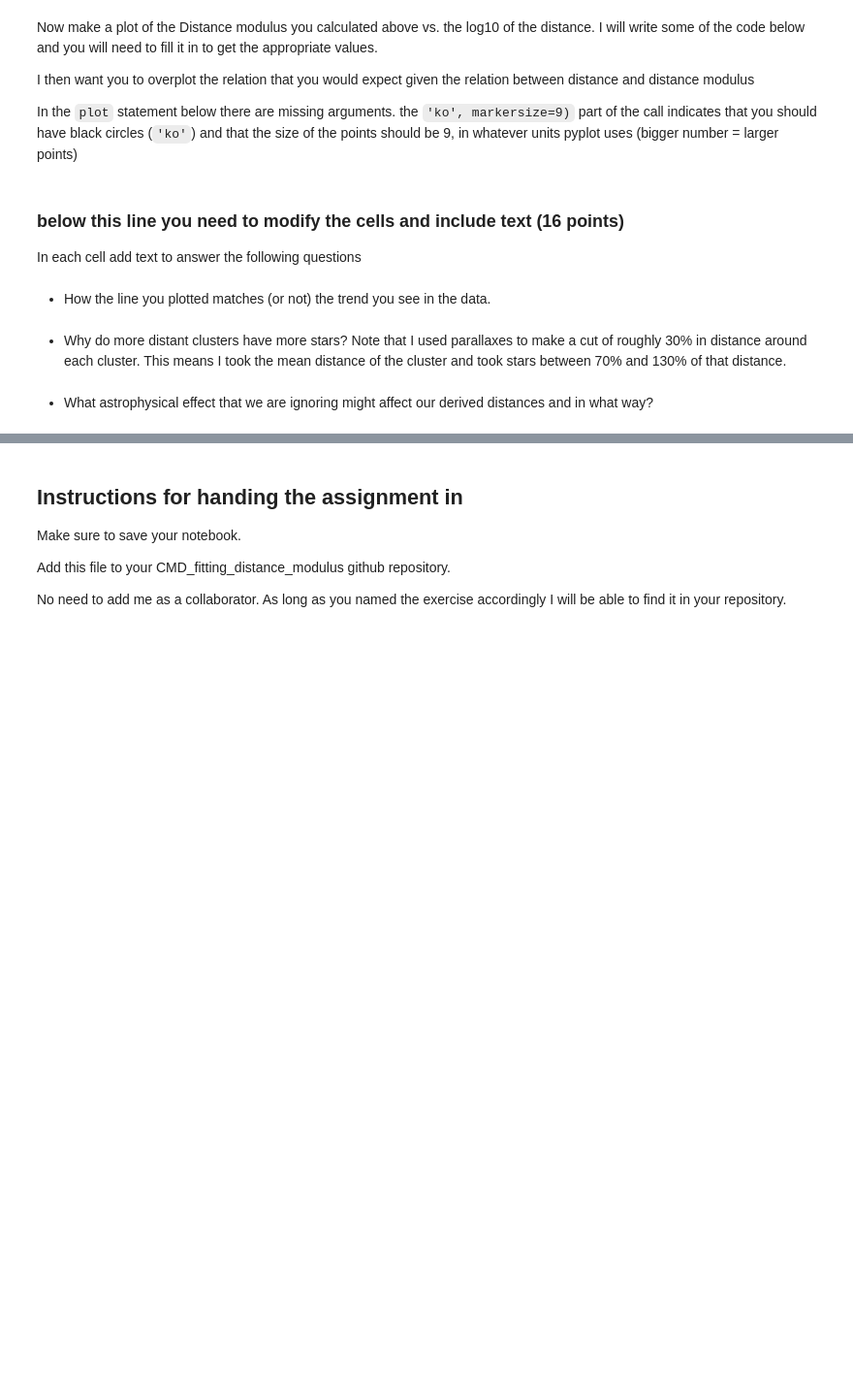
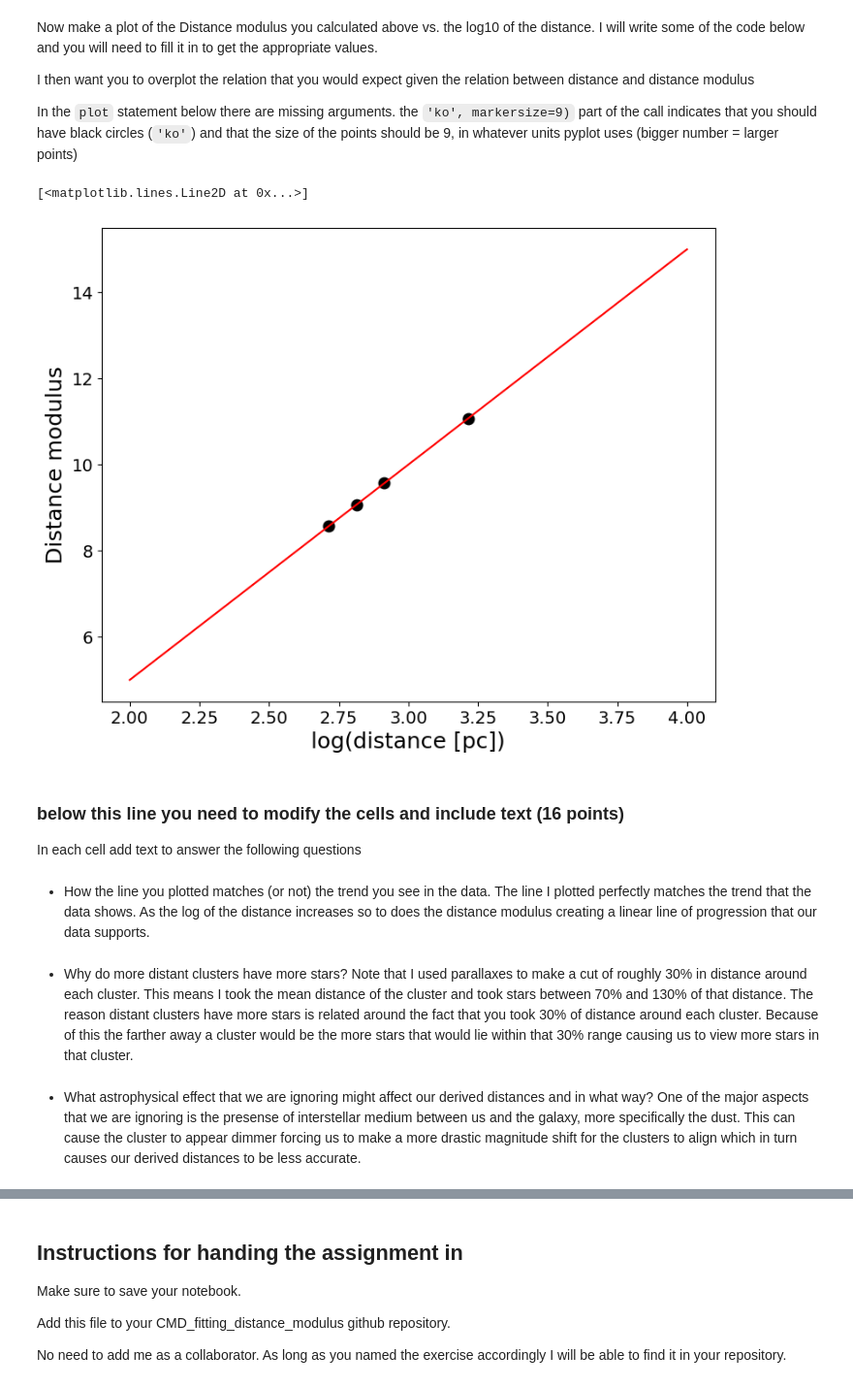
Before and after one commit to RyanNease/Color-magnitude-Diagram-fitting, a Jupyter notebook: cluster_plot_student.ipynb, the cells around one changed output, grey strips where cells are left out. Shown: that part at 97% size. Cells and saved outputs as stored; diff of their text form; code cells hidden in the pictures; blank space fills up the shorter version.

```diff
--- a/cluster_plot_student.ipynb
+++ b/cluster_plot_student.ipynb
@@ -78,7 +82,7 @@ shift_m36 = -4.00
 
 # Assuming the distance to M45 is 130pc write an code expression that converts your shift into the ratio of the distances
 #the Pleiades to this cluster
-dist_ratio_m36 = dist_ratio_m34 = 10**(-shift_m36/5)
+dist_ratio_m36 = 10**(-shift_m36/5)
 print(dist_ratio_m36)
 # %% [output]
 6.309573444801933
@@ -144,7 +150,7 @@ dist_ratios = np.array([dist_ratio_m34, dist_ratio_m36, dist_ratio_ngc6231, dist
 
 #write an expression to calculate the distance to each cluster
 dist_pleiades = 130.0
-dists = (dist_pleiades*dist_ratios)
+dists = dist_pleiades*dist_ratios
 
 print("Distance for M 34 = ", dists[0], " pc")
 print("Distance for M 36 = ", dists[1], " pc")
@@ -153,7 +159,7 @@ print("Distance for NGC 3293 = ", dists[3], " pc")
 print()
 
 #write an expression to derive the distance modulus from the distance ratio or distance
-dist_mods = 5*np.log(dists)
+dist_mods = 5*np.log10(dists) -5
 
 print("Distance Modulus for M 34 = ", dist_mods[0])
 print("Distance Modulus for M 36 = ", dist_mods[1])
@@ -178,36 +184,42 @@ In the `plot` statement below there are missing arguments.  the `'ko', markersiz
 # %%
 #You will need to make an array that contains the log of the distances
 
 #### Write code here
-logdist =
+logdist = np.log10(dists)
 
 #now complete this plot statement to plot the log of the distance vs. the distance modulus.
-plt.plot( ,'ko', markersize=9)
+plt.plot( logdist,dist_mods,'ko', markersize=9)
 plt.xlabel('log(distance [pc])')
 plt.ylabel('Distance modulus')
 
 # here you will need to draw a line on your plot that shows the prediction
 #of the distance modulus given the distance.
 #these are the two x-points of your line, in log distance
 logdistpred = np.array([2,4])
 
 # write down the function that turns logdistpred into the distance modulus
 #
-dmpred =
+dmpred = 5*logdistpred - 5
 
 #plot this line on the previous plot
 #the 'r-' indicates a red line
 plt.plot(logdistpred, dmpred, 'r-')
+# %% [output]
+[<matplotlib.lines.Line2D at 0x...>]
+[figure, added]
 # %% [markdown]
 ### below this line you need to modify the cells and include text  (16 points)
 
 In each cell add text to answer the following questions
 # %% [markdown]
 - How the line you plotted matches (or not) the trend you see in the data.
+The line I plotted perfectly matches the trend that the data shows. As the log of the distance increases so to does the distance modulus creating a linear line of progression that our data supports.
 # %% [markdown]
 - Why do more distant clusters have more stars? Note that I used parallaxes to make a cut of roughly 30% in distance around each cluster.  This means I took the mean distance of the cluster and took stars between 70\% and 130\% of that distance.
+The reason distant clusters have more stars is related around the fact that you took 30% of distance around each cluster. Because of this the farther away a cluster would be the more stars that would lie within that 30% range causing us to view more stars in that cluster.
-# %% [markdown]
-- What astrophysical effect that we are ignoring might affect our derived distances and in what way?
+# %% [markdown]
+- What astrophysical effect that we are ignoring might affect our derived distances and in what way?
+One of the major aspects that we are ignoring is the presense of interstellar medium between us and the galaxy, more specifically the dust. This can cause the cluster to appear dimmer forcing us to make a more drastic magnitude shift for the clusters to align which in turn causes our derived distances to be less accurate.
 # %% [markdown]
 - How might you do a better job determining the shifts than doing it by eye.  If you would like to try it out your method, you can take some of the data files in the Project_clusters/ directory and try to implement a better method.  The quantities we use to make the plots are bp_rp for the x-axis and phot_rp_mean_mag for the y-axis.
 
```
Also changed, not shown: parts of 15 cells of this notebook.
